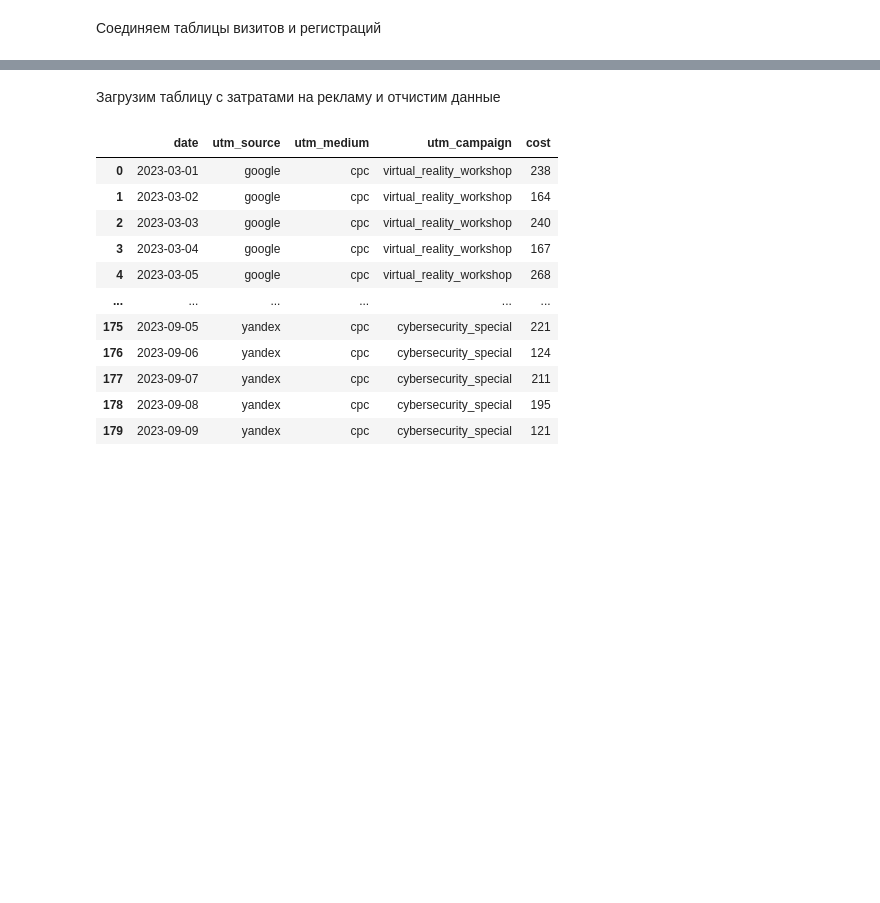
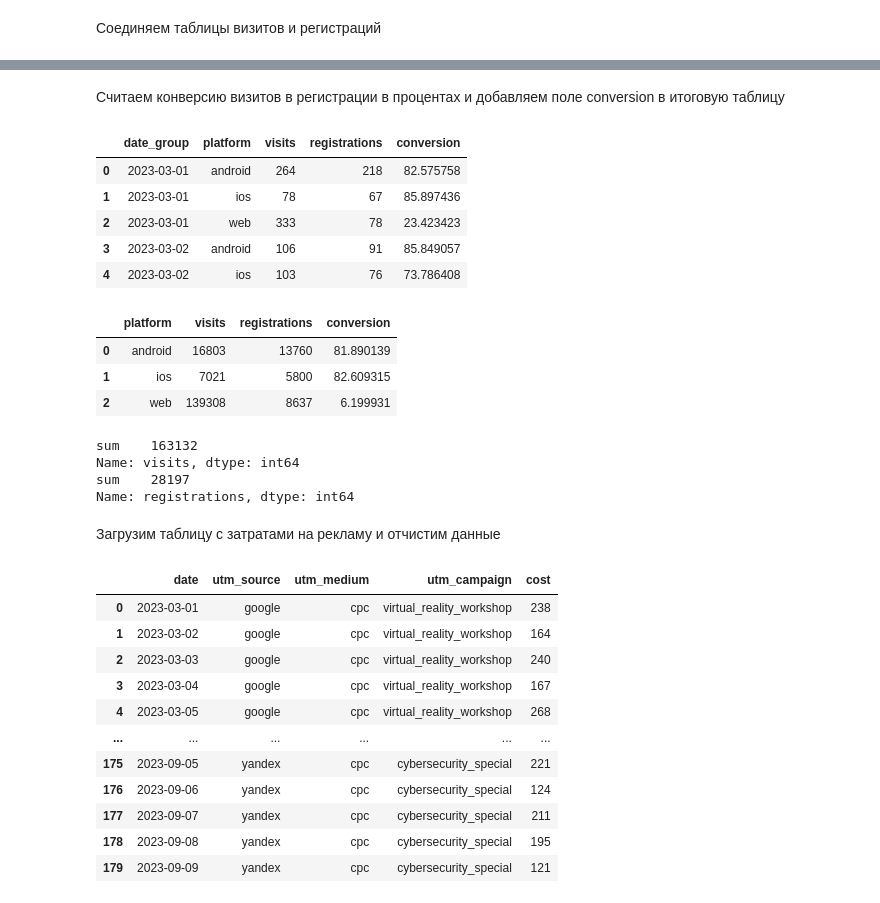
Before and after one commit to LetnerOk/data-analytics-project-100, a Jupyter notebook: Dashboard_Convertion.ipynb, the cells around one changed output, grey strips where cells are left out. Cells and saved outputs as stored; diff of their text form; code cells hidden in the pictures; blank space fills up the shorter version.

```diff
--- a/Def_project3.ipynb
+++ b/Dashboard_Convertion.ipynb
@@ -98,0 +137,5 @@ df_agreegated_visit.head(552)
+# %%
+#df_visit_unique_dt.groupby(['datetime', 'platform'], as_index=False).agg({'visit_id': ['count']})
+df_agreegated_visit = df_visit_unique.groupby(['date_group', 'platform']) \
+.size().reset_index(name='visits')
+df_agreegated_visit.head(552)
@@ -163,3 +230,36 @@ df_merged_conv_without_platform.head()
+# %% [markdown]
+Считаем конверсию визитов в регистрации в процентах и  добавляем поле conversion в итоговую таблицу
+# %%
+df_merged_conv['conversion'] = (df_merged_conv['registrations'] / df_merged_conv['visits']) * 100
+df_merged_conv_sort = df_merged_conv.sort_values(by='date_group', ascending=True)
+#Сохраняем таблицу с конверсиями в формате json
+df_merged_conv_sort.to_json('conversion.json')
+df_merged_conv_sort.head()
+# %% [output]
+|  | date_group | platform | visits | registrations | conversion |
+| 0 | 2023-03-01 | android | 264 | 218 | 82.575758 |
+| 1 | 2023-03-01 | ios | 78 | 67 | 85.897436 |
+| 2 | 2023-03-01 | web | 333 | 78 | 23.423423 |
+| 3 | 2023-03-02 | android | 106 | 91 | 85.849057 |
+| 4 | 2023-03-02 | ios | 103 | 76 | 73.786408 |
+# %%
+df_platform =  df_merged_conv.groupby(['platform']).sum(['visits', 'registrations']).reset_index()
+df_platform['conversion'] = (df_platform['registrations'] / df_platform['visits']) * 100
+df_platform.head()
+# %% [output]
+|  | platform | visits | registrations | conversion |
+| 0 | android | 16803 | 13760 | 81.890139 |
+| 1 | ios | 7021 | 5800 | 82.609315 |
+| 2 | web | 139308 | 8637 | 6.199931 |
+# %%
+print(df_platform['visits'].agg(['sum']))
+print(df_platform['registrations'].agg(['sum']))
+#df_platform.head()
+# %% [output]
+sum    163132
+Name: visits, dtype: int64
+sum    28197
+Name: registrations, dtype: int64
 # %% [markdown]
 Загрузим таблицу с затратами на рекламу и отчистим данные
 # %%
```
Also changed, not shown: parts of 36 cells of this notebook.
